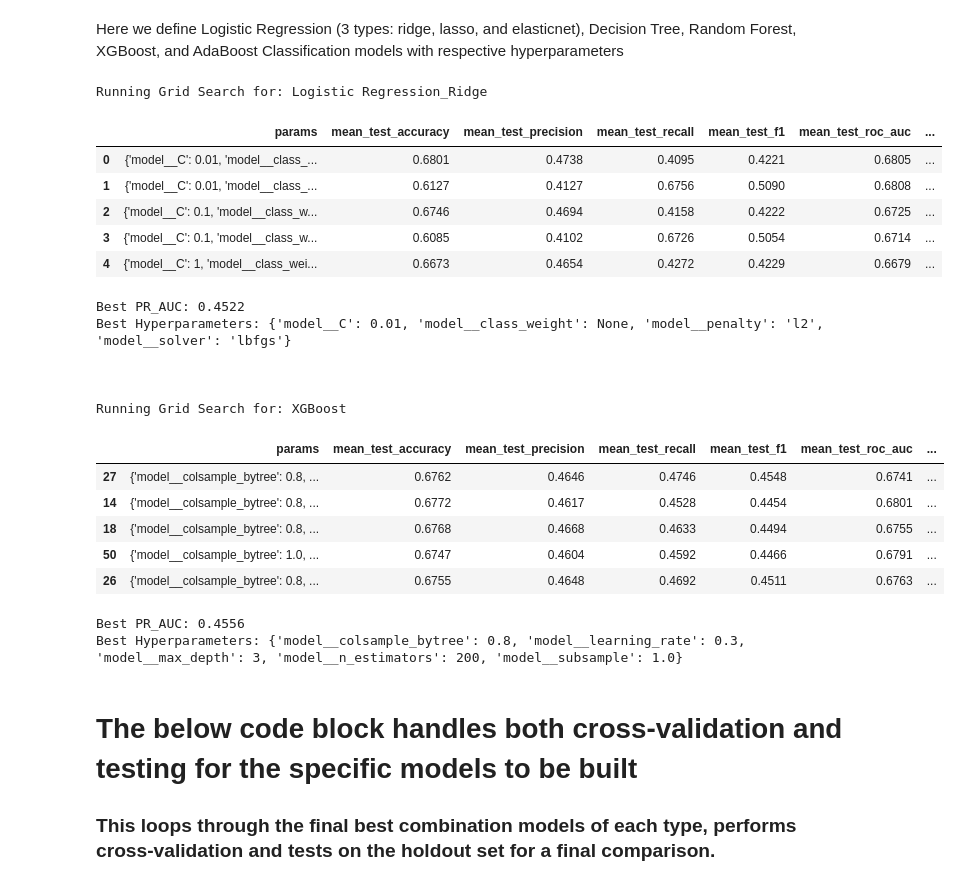
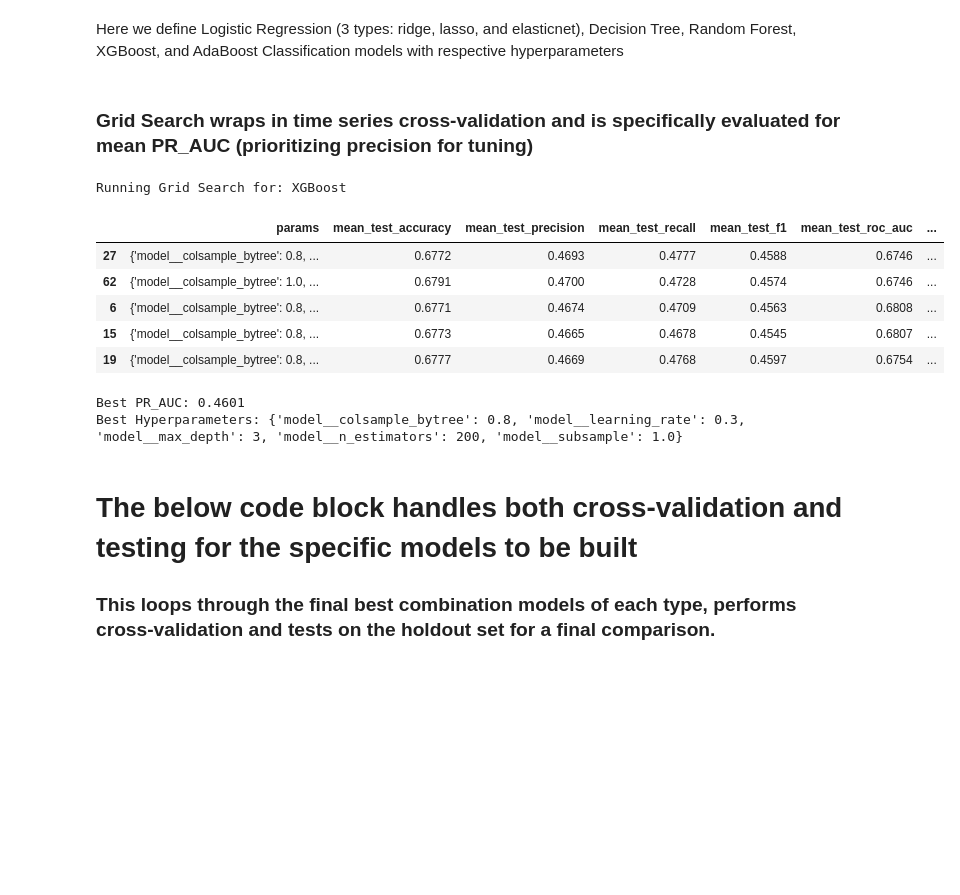
Before and after one commit to aspirou55/DonorsChoose, a Jupyter notebook: ClassificationModels_DonorsChoose.ipynb, the cells around one changed output. Cells and saved outputs as stored; diff of their text form; code cells hidden in the pictures; blank space fills up the shorter version.

Commit message:
fresh changes to pipeline plus bias audit

```diff
--- a/ClassificationModels_DonorsChoose.ipynb
+++ b/ClassificationModels_DonorsChoose.ipynb
@@ -398,15 +332,0 @@ y_test info: None
-# %%
-# This block can be uncommented if wanting to handle missing values by simply dropping rows
-# otherwise keep this commented and just run the imputers that are included in the pipelines
-'''
-print('X_train shape BEFORE:', X_train.shape)
-print('y_train shape BEFORE:', y_train.shape)
-# Identify non-missing rows
-non_missing_mask = X_train.notnull().all(axis=1)
-
-# Apply the same mask to both X_train and y_train
-X_train = X_train[non_missing_mask]
-y_train = y_train[non_missing_mask]
-print('X_train shape AFTER:', X_train.shape)
-print('y_train shape AFTER:', y_train.shape)
-'''
@@ -601,6 +545,8 @@ class BiasedCoinClassifier(BaseEstimator, ClassifierMixin):
 ### Create Dictionary of Models and Grids for Grid Search. Evaluate and select best hyperparameters based upon Precision score
 # %% [markdown]
 Here we define Logistic Regression (3 types: ridge, lasso, and elasticnet), Decision Tree, Random Forest, XGBoost, and AdaBoost Classification models with respective hyperparameters
+# %% [markdown]
+### Grid Search wraps in time series cross-validation and is specifically evaluated for mean PR_AUC (prioritizing precision for tuning)
 # %%
 # ***Only run this block when truly desired because it will take a very long time to execute***
 models_and_grids = {
@@ -674,12 +620,10 @@ models_and_grids = {
 }
 
 # Select a subset of models for a shorter grid search
-selected_models = ['XGBoost', 'Logistic Regression_Ridge']
+selected_models = ['XGBoost']
 subset_models_and_grids = {k: v for k, v in models_and_grids.items() if k in selected_models}
 
 # define scoring metrics
-# uncomment to collect multiple grid search scoring metrics, otherwise just use PR_AUC below:
-
 scoring = {
     'accuracy': 'accuracy',
     'precision': 'precision',
@@ -710,53 +654,41 @@ for name, config in subset_models_and_grids.items():
     )
 
     # fit grid to train set
     grid.fit(X_train, y_train)
 
     #print(grid.cv_results_)
     #print()
 
     # Convert grid search results to a DataFrame
     cv_results_df = pd.DataFrame(grid.cv_results_)
 
     # Sort by the refit metric (e.g., mean_test_PR_AUC) and pick top 5
     refit_metric = 'mean_test_PR_AUC'
     highlight_cols = ['params', 'mean_test_accuracy', 'mean_test_precision', 'mean_test_recall',
                       'mean_test_f1', 'mean_test_roc_auc', 'mean_test_PR_AUC']
 
     top_models = cv_results_df.sort_values(by=refit_metric, ascending=False).head(5)
 
     # Display only relevant columns
     display(top_models[highlight_cols].round(4))
     print()
 
     print(f"Best PR_AUC: {grid.best_score_:.4f}")
     print(f"Best Hyperparameters: {grid.best_params_}")
 
     #print(grid.best_estimator_)
     print()
     print()
 # %% [output]
-Running Grid Search for: Logistic Regression_Ridge
+Running Grid Search for: XGBoost
 |  | params | mean_test_accuracy | mean_test_precision | mean_test_recall | mean_test_f1 | mean_test_roc_auc | ... |
-| 0 | {'model__C': 0.01, 'model__class_... | 0.6801 | 0.4738 | 0.4095 | 0.4221 | 0.6805 | ... |
-| 1 | {'model__C': 0.01, 'model__class_... | 0.6127 | 0.4127 | 0.6756 | 0.5090 | 0.6808 | ... |
-| 2 | {'model__C': 0.1, 'model__class_w... | 0.6746 | 0.4694 | 0.4158 | 0.4222 | 0.6725 | ... |
-| 3 | {'model__C': 0.1, 'model__class_w... | 0.6085 | 0.4102 | 0.6726 | 0.5054 | 0.6714 | ... |
-| 4 | {'model__C': 1, 'model__class_wei... | 0.6673 | 0.4654 | 0.4272 | 0.4229 | 0.6679 | ... |
+| 27 | {'model__colsample_bytree': 0.8, ... | 0.6772 | 0.4693 | 0.4777 | 0.4588 | 0.6746 | ... |
+| 62 | {'model__colsample_bytree': 1.0, ... | 0.6791 | 0.4700 | 0.4728 | 0.4574 | 0.6746 | ... |
+| 6 | {'model__colsample_bytree': 0.8, ... | 0.6771 | 0.4674 | 0.4709 | 0.4563 | 0.6808 | ... |
+| 15 | {'model__colsample_bytree': 0.8, ... | 0.6773 | 0.4665 | 0.4678 | 0.4545 | 0.6807 | ... |
+| 19 | {'model__colsample_bytree': 0.8, ... | 0.6777 | 0.4669 | 0.4768 | 0.4597 | 0.6754 | ... |
-Best PR_AUC: 0.4522
-Best Hyperparameters: {'model__C': 0.01, 'model__class_weight': None, 'model__penalty': 'l2', 'model__solver': 'lbfgs'}
-
-
-
-Running Grid Search for: XGBoost
+Best PR_AUC: 0.4601
+Best Hyperparameters: {'model__colsample_bytree': 0.8, 'model__learning_rate': 0.3, 'model__max_depth': 3, 'model__n_estimators': 200, 'model__subsample': 1.0}
-|  | params | mean_test_accuracy | mean_test_precision | mean_test_recall | mean_test_f1 | mean_test_roc_auc | ... |
-| 27 | {'model__colsample_bytree': 0.8, ... | 0.6762 | 0.4646 | 0.4746 | 0.4548 | 0.6741 | ... |
-| 14 | {'model__colsample_bytree': 0.8, ... | 0.6772 | 0.4617 | 0.4528 | 0.4454 | 0.6801 | ... |
-| 18 | {'model__colsample_bytree': 0.8, ... | 0.6768 | 0.4668 | 0.4633 | 0.4494 | 0.6755 | ... |
-| 50 | {'model__colsample_bytree': 1.0, ... | 0.6747 | 0.4604 | 0.4592 | 0.4466 | 0.6791 | ... |
-| 26 | {'model__colsample_bytree': 0.8, ... | 0.6755 | 0.4648 | 0.4692 | 0.4511 | 0.6763 | ... |
-Best PR_AUC: 0.4556
-Best Hyperparameters: {'model__colsample_bytree': 0.8, 'model__learning_rate': 0.3, 'model__max_depth': 3, 'model__n_estimators': 200, 'model__subsample': 1.0}
 # %% [markdown]
 # The below code block handles both cross-validation and testing for the specific models to be built
 ### This loops through the final best combination models of each type, performs cross-validation and tests on the holdout set for a final comparison.
```
Also changed, not shown: parts of 22 cells of this notebook.
